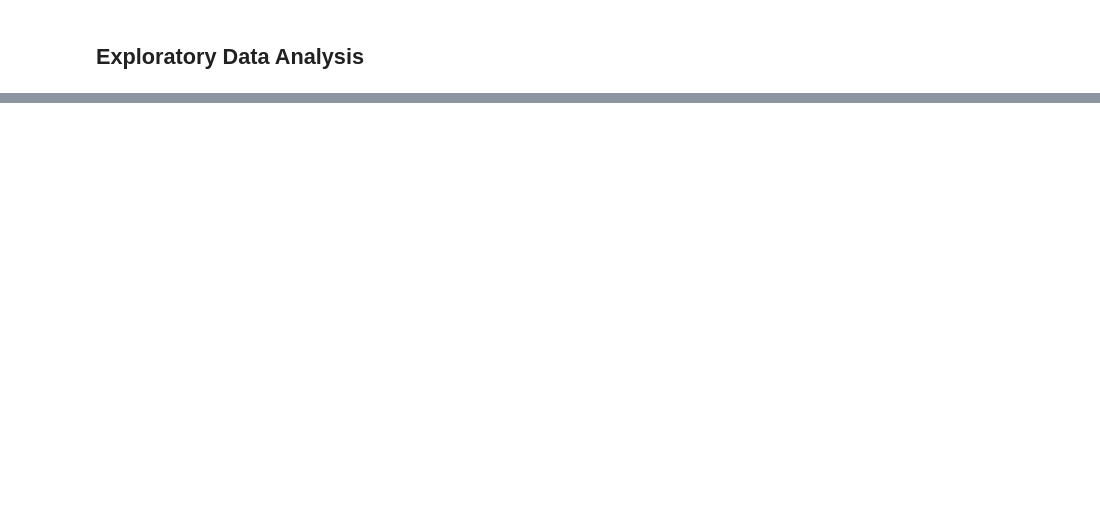
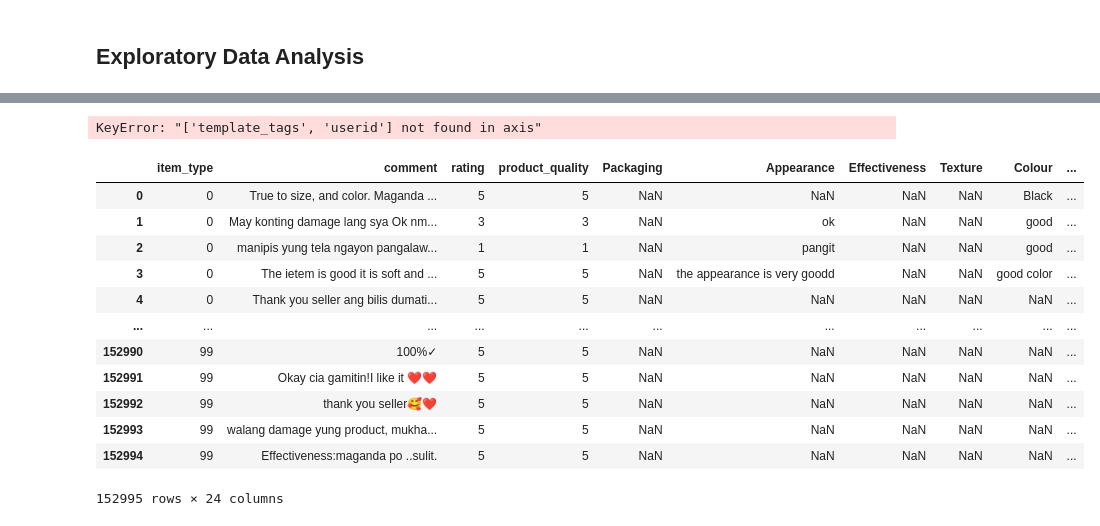
Before and after one commit to scaredmeow/nlp-thesis-xlnet-tagalog, a Jupyter notebook: notebooks/data-preprocess.ipynb, the cells around one changed output, grey strips where cells are left out. Saved outputs shown, nothing was run; the diff lists cells and outputs as text; code cells hidden in the pictures; blank space fills up the shorter version.

Commit message:
feat: add dataset dataframe for modeling

```diff
--- a/notebooks/data-preprocess.ipynb
+++ b/notebooks/data-preprocess.ipynb
@@ -27,0 +151,3 @@ report.show_browser()
+# %%
+template_tags = list(set(template_tags))
+template_tags.remove("Beauty Effect)")
@@ -27,0 +166,7 @@ report.show_browser()
+# %%
+import re
+import numpy as np
+for template in template_tags:
+    dataset[template] = dataset['comment'].apply(lambda comment: re.sub(f"\\n","",re.sub(f"{template}:","",re.findall(f"{template}\:.*\\n",comment)[0])) if (comment.find(template) != -1 and len(re.findall(f"{template}\:.*\\n",comment))>0) else np.nan)
+
+dataset.head(3)
@@ -27,0 +179,4 @@ report.show_browser()
+# %%
+for _ in range(10):
+    dataset['comment'] = dataset['comment'].apply(lambda comment: re.sub(f"^.*?\\n","",comment))
+dataset['comment']
@@ -27,0 +196,22 @@ report.show_browser()
+# %%
+dataset.drop(columns=["template_tags",'userid'], inplace=True)
+dataset
+# %% [output]
+KeyError: "['template_tags', 'userid'] not found in axis"
+# %%
+dataset.reset_index(drop=True, inplace=True)
+dataset
+# %% [output]
+|  | item_type | comment | rating | product_quality | Packaging | Appearance | Effectiveness | Texture | Colour | ... |
+| 0 | 0 | True to size, and color. Maganda ... | 5 | 5 | NaN | NaN | NaN | NaN | Black | ... |
+| 1 | 0 | May konting damage lang sya Ok nm... | 3 | 3 | NaN | ok | NaN | NaN | good | ... |
+| 2 | 0 | manipis yung tela ngayon pangalaw... | 1 | 1 | NaN | pangit | NaN | NaN | good | ... |
+| 3 | 0 | The ietem is good it is soft and ... | 5 | 5 | NaN | the appearance is very goodd | NaN | NaN | good color | ... |
+| 4 | 0 | Thank you seller ang bilis dumati... | 5 | 5 | NaN | NaN | NaN | NaN | NaN | ... |
+| ... | ... | ... | ... | ... | ... | ... | ... | ... | ... | ... |
+| 152990 | 99 | 100%✓ | 5 | 5 | NaN | NaN | NaN | NaN | NaN | ... |
+| 152991 | 99 | Okay cia gamitin!I like it ❤️❤️ | 5 | 5 | NaN | NaN | NaN | NaN | NaN | ... |
+| 152992 | 99 | thank you seller🥰❤️ | 5 | 5 | NaN | NaN | NaN | NaN | NaN | ... |
+| 152993 | 99 | walang damage yung product, mukha... | 5 | 5 | NaN | NaN | NaN | NaN | NaN | ... |
+| 152994 | 99 | Effectiveness:maganda po ..sulit. | 5 | 5 | NaN | NaN | NaN | NaN | NaN | ... |
+152995 rows × 24 columns
```
Also changed, not shown: parts of 16 cells of this notebook.
